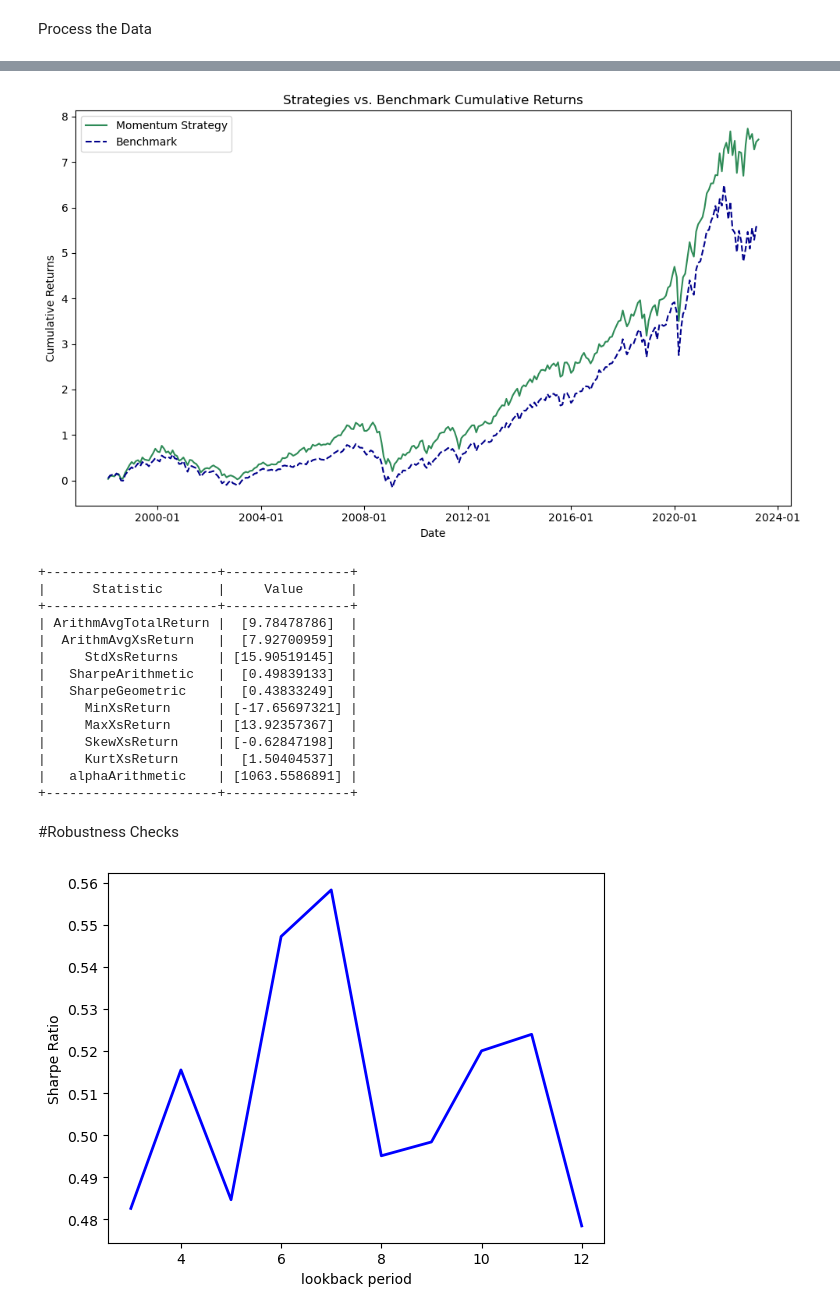
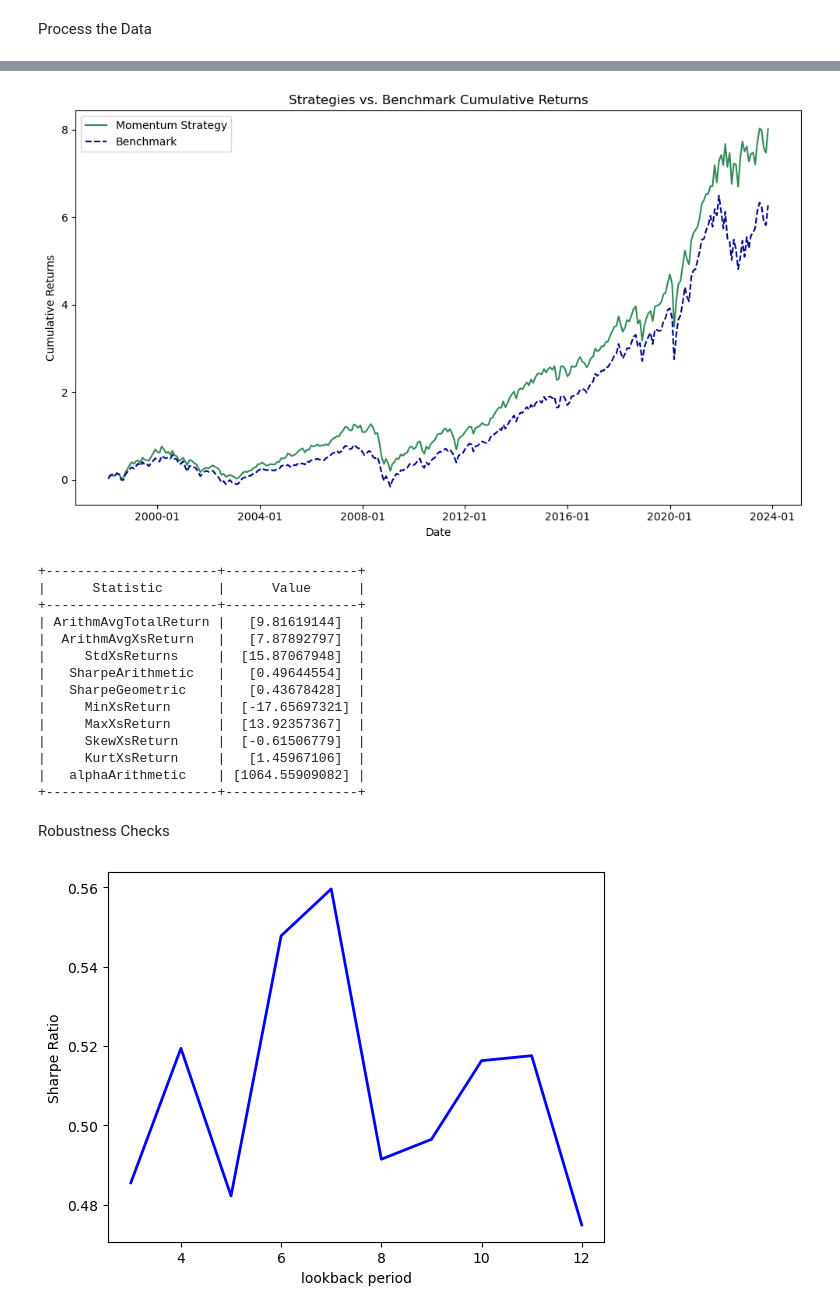
Before and after one commit to fabian-mugrauer/SPX-Industry-Momentum, a Jupyter notebook: notebooks/SPX_Industry_Momentum.ipynb, the cells around one changed output, grey strips where cells are left out. Saved outputs shown, nothing was run; the diff lists cells and outputs as text; code cells hidden in the pictures.

```diff
--- a/notebooks/SPX_Industry_Momentum.ipynb
+++ b/notebooks/SPX_Industry_Momentum.ipynb
@@ -209,4 +205,4 @@ Process the Data
 from process_data import process_data
 
 # Process the Data
-dates_datetime, numericDate_d, firstDayList, lastDayList, dates4plot, Sectors_returns_d, Industry_Groups_returns_d, returns_SPX, returns_SPX_monthly, rf_d_unadjusted, rf_d, rf_d_monthly = process_data(dates_dateformat, Sectors, Industry_Groups, SPXT, Rf)
+dates_datetime, numericDate_d, firstDayList, lastDayList, dates4plot, Sectors_returns_d, Sectors_returns_m, Industry_Groups_returns_d, Industry_Groups_returns_m, SPXT_returns_d, SPXT_returns_m, rf_d_unadjusted, rf_d, rf_d_monthly = process_data(dates_dateformat, Sectors, Industry_Groups, SPXT, Rf)
@@ -234,47 +237,47 @@ create_colorheatmap(weights)
 # %%
-plot_strategies_with_benchmark(dates4plot, totalReturns_TC, returns_SPX_monthly, 'Momentum Strategy', startMonth)
+plot_strategies_with_benchmark(dates4plot, totalReturns_TC, SPXT_returns_m, 'Momentum Strategy', startMonth)
 # %% [output]
-[figure, old version]
+[figure, new version]
 # %%
-ArithmAvgTotalReturn, ArithmAvgXsReturn, StdXsReturns, SharpeArithmetic, MinXsReturn, MaxXsReturn, SkewXsReturn, KurtXsReturn, alphaArithmetic, tvaluealpha, betas, summary_table = summarizePerformance(xsReturns_TC, rf_d_monthly, returns_SPX_monthly, 12, startMonth, "Momentum")
+ArithmAvgTotalReturn, ArithmAvgXsReturn, StdXsReturns, SharpeArithmetic, MinXsReturn, MaxXsReturn, SkewXsReturn, KurtXsReturn, alphaArithmetic, tvaluealpha, betas, summary_table = summarizePerformance(xsReturns_TC, rf_d_monthly, SPXT_returns_m, 12, startMonth, "Momentum")
 print(summary_table)
 # %% [output]
-+----------------------+----------------+
-|      Statistic       |     Value      |
-+----------------------+----------------+
-| ArithmAvgTotalReturn |  [9.78478786]  |
-|  ArithmAvgXsReturn   |  [7.92700959]  |
-|     StdXsReturns     | [15.90519145]  |
-|   SharpeArithmetic   |  [0.49839133]  |
-|   SharpeGeometric    |  [0.43833249]  |
-|     MinXsReturn      | [-17.65697321] |
-|     MaxXsReturn      | [13.92357367]  |
-|     SkewXsReturn     | [-0.62847198]  |
-|     KurtXsReturn     |  [1.50404537]  |
-|   alphaArithmetic    | [1063.5586891] |
-+----------------------+----------------+
++----------------------+-----------------+
+|      Statistic       |      Value      |
++----------------------+-----------------+
+| ArithmAvgTotalReturn |   [9.81619144]  |
+|  ArithmAvgXsReturn   |   [7.87892797]  |
+|     StdXsReturns     |  [15.87067948]  |
+|   SharpeArithmetic   |   [0.49644554]  |
+|   SharpeGeometric    |   [0.43678428]  |
+|     MinXsReturn      |  [-17.65697321] |
+|     MaxXsReturn      |  [13.92357367]  |
+|     SkewXsReturn     |  [-0.61506779]  |
+|     KurtXsReturn     |   [1.45967106]  |
+|   alphaArithmetic    | [1064.55909082] |
++----------------------+-----------------+
-# %% [markdown]
-#Robustness Checks
+# %% [markdown]
+Robustness Checks
 # %%
 # Define parameters and initialize empty lists or arrays
 lookback_period_loop = range(3, 13)
 sharpRatio_mom_lb_loop = [0] * len(lookback_period_loop)
 
 # Iterate over the lookback periods
 for i, lb_period in enumerate(lookback_period_loop):
-    xsReturns_mom_TC_lb, _, _ = momentum.backtest_momentum(returns_m, rf_m, lb_period, lookback_period_end, holding_period, startMonth, nLong, nShort, trx_cost)
-    _, _, _, sharpRatio_mom, _, _, _, _, _, _, _, _ = summarizePerformance(xsReturns_mom_TC_lb, rf_d_monthly, returns_SPX_monthly, 12, startMonth, "Momentum")
+    xsReturns_mom_TC_lb, _, _ = momentum.backtest_momentum(Sectors_returns_m, rf_d_monthly, lb_period, lookback_period_end, holding_period, startMonth, nLong, nShort, trx_cost)
+    _, _, _, sharpRatio_mom, _, _, _, _, _, _, _, _ = summarizePerformance(xsReturns_mom_TC_lb, rf_d_monthly, SPXT_returns_m, 12, startMonth, "Momentum")
 
     sharpRatio_mom_lb_loop[i] = sharpRatio_mom
 
 # Plot the results
 plt.figure()
 plt.plot(lookback_period_loop, sharpRatio_mom_lb_loop, linewidth=myLineWidth, color=RobustnessCheckColor)
 plt.xlabel("lookback period")
 plt.ylabel("Sharpe Ratio")
 plt.show()
 # %% [output]
-[figure, old version]
+[figure, new version]
 # %%
 # Define parameters and initialize empty lists or arrays
 investment_horizon_loop = range(1, 6)
```
Also changed, not shown: parts of 19 cells of this notebook, 1 other file.
